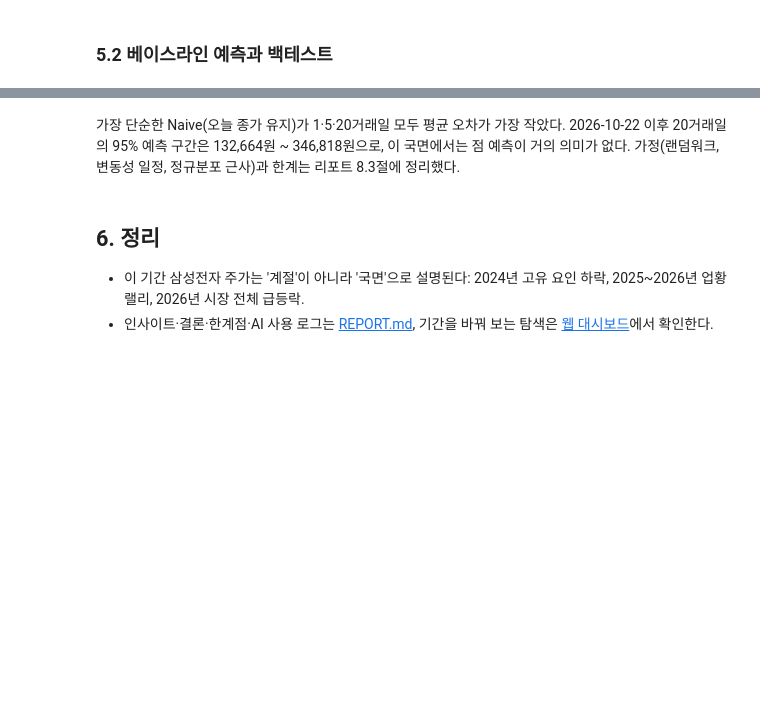
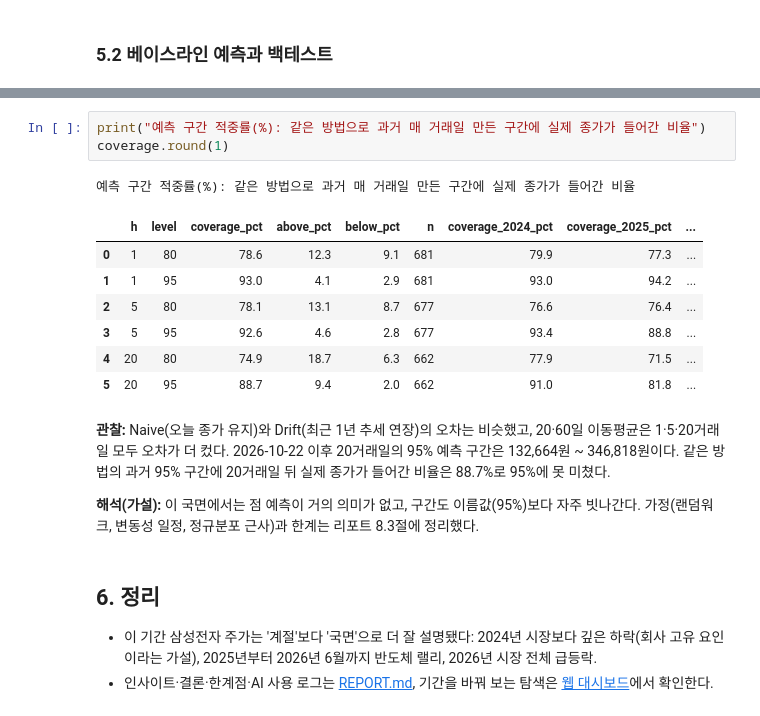
Before and after one commit to Sungtae10/codyssey-semiconductor-trend-analysis-M1-1, a Jupyter notebook: analysis.ipynb, the cells around one changed output, grey strips where cells are left out. Saved outputs shown, nothing was run; the diff lists cells and outputs as text; blank space fills up the shorter version.

```diff
--- a/analysis.ipynb
+++ b/analysis.ipynb
@@ -353,10 +375,24 @@ bt_sum.pivot(index="method", columns="h", values="mape_pct").round(2)
 | ma20 | 5.78 | 7.36 | 12.10 |
 | ma60 | 10.88 | 12.00 | 15.92 |
 | naive | 2.23 | 4.91 | 10.04 |
+# %%
+print("예측 구간 적중률(%): 같은 방법으로 과거 매 거래일 만든 구간에 실제 종가가 들어간 비율")
+coverage.round(1)
+# %% [output]
+예측 구간 적중률(%): 같은 방법으로 과거 매 거래일 만든 구간에 실제 종가가 들어간 비율
+|  | h | level | coverage_pct | above_pct | below_pct | n | coverage_2024_pct | coverage_2025_pct | ... |
+| 0 | 1 | 80 | 78.6 | 12.3 | 9.1 | 681 | 79.9 | 77.3 | ... |
+| 1 | 1 | 95 | 93.0 | 4.1 | 2.9 | 681 | 93.0 | 94.2 | ... |
+| 2 | 5 | 80 | 78.1 | 13.1 | 8.7 | 677 | 76.6 | 76.4 | ... |
+| 3 | 5 | 95 | 92.6 | 4.6 | 2.8 | 677 | 93.4 | 88.8 | ... |
+| 4 | 20 | 80 | 74.9 | 18.7 | 6.3 | 662 | 77.9 | 71.5 | ... |
+| 5 | 20 | 95 | 88.7 | 9.4 | 2.0 | 662 | 91.0 | 81.8 | ... |
 # %% [markdown]
-가장 단순한 Naive(오늘 종가 유지)가 1·5·20거래일 모두 평균 오차가 가장 작았다. 2026-10-22 이후 20거래일의 95% 예측 구간은 132,664원 ~ 346,818원으로, 이 국면에서는 점 예측이 거의 의미가 없다. 가정(랜덤워크, 변동성 일정, 정규분포 근사)과 한계는 리포트 8.3절에 정리했다.
+**관찰:** Naive(오늘 종가 유지)와 Drift(최근 1년 추세 연장)의 오차는 비슷했고, 20·60일 이동평균은 1·5·20거래일 모두 오차가 더 컸다. 2026-10-22 이후 20거래일의 95% 예측 구간은 132,664원 ~ 346,818원이다. 같은 방법의 과거 95% 구간에 20거래일 뒤 실제 종가가 들어간 비율은 88.7%로 95%에 못 미쳤다.
+
+**해석(가설):** 이 국면에서는 점 예측이 거의 의미가 없고, 구간도 이름값(95%)보다 자주 빗나간다. 가정(랜덤워크, 변동성 일정, 정규분포 근사)과 한계는 리포트 8.3절에 정리했다.
 # %% [markdown]
 ## 6. 정리
 
-- 이 기간 삼성전자 주가는 '계절'이 아니라 '국면'으로 설명된다: 2024년 고유 요인 하락, 2025~2026년 업황 랠리, 2026년 시장 전체 급등락.
+- 이 기간 삼성전자 주가는 '계절'보다 '국면'으로 더 잘 설명됐다: 2024년 시장보다 깊은 하락(회사 고유 요인이라는 가설), 2025년부터 2026년 6월까지 반도체 랠리, 2026년 시장 전체 급등락.
 - 인사이트·결론·한계점·AI 사용 로그는 [REPORT.md](REPORT.md), 기간을 바꿔 보는 탐색은 [웹 대시보드](https://sungtae10.github.io/codyssey-semiconductor-trend-analysis-M1-1/)에서 확인한다.
```
Also changed, not shown: parts of 11 cells of this notebook, 26 other files.
